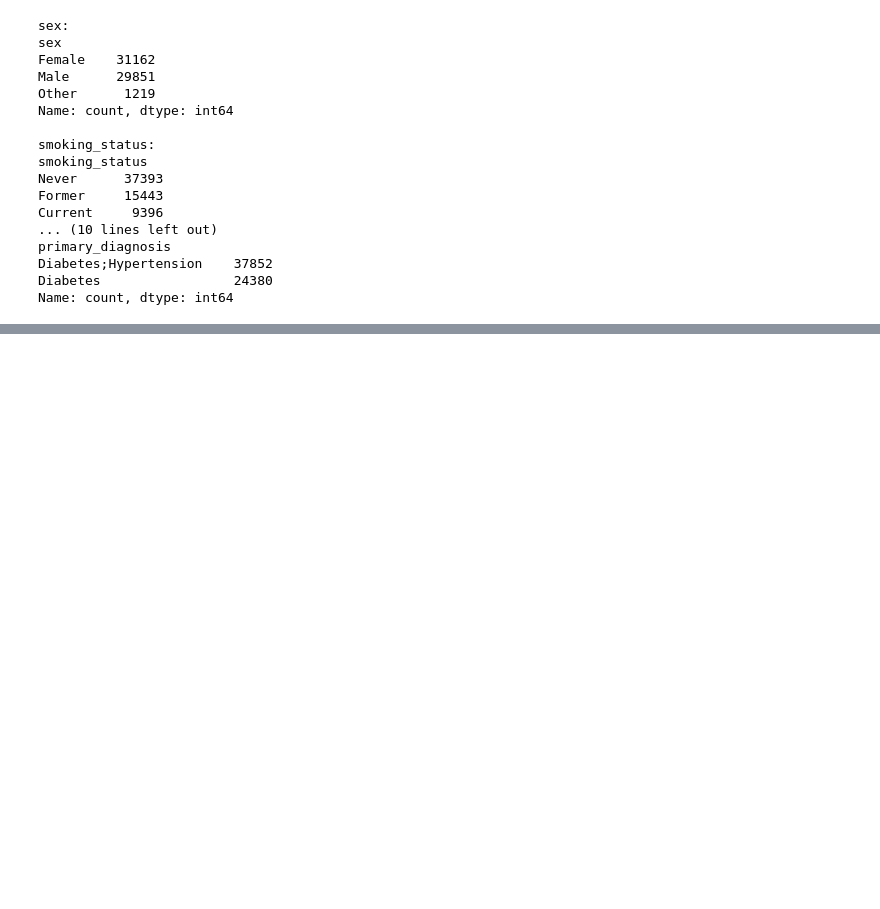
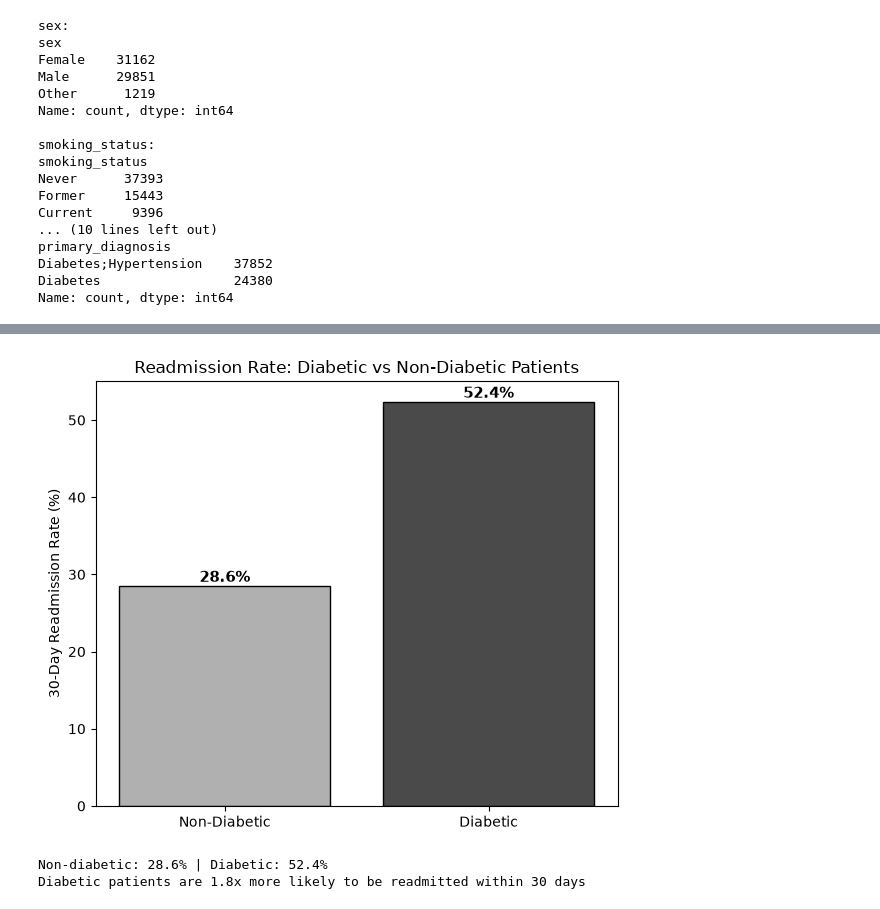
Before and after one commit to HamnaHaleem/medialert, a Jupyter notebook: notebooks/01_eda.ipynb, the cells around one changed output, grey strips where cells are left out. Saved outputs shown, nothing was run; the diff lists cells and outputs as text; code cells hidden in the pictures; blank space fills up the shorter version.

```diff
--- a/notebooks/01_eda.ipynb
+++ b/notebooks/01_eda.ipynb
@@ -101,3 +101,26 @@ diabetic_df.describe()
 | 50% | 50112.500000 | 54.000000 | 28.000000 | 126.000000 | 78.000000 | 200.000000 | 50.000000 | 130.000000 | 106.000000 | ... |
 | 75% | 74972.500000 | 66.000000 | 32.000000 | 139.000000 | 86.000000 | 227.000000 | 58.000000 | 159.000000 | 126.000000 | ... |
 | max | 100000.000000 | 100.000000 | 56.000000 | 200.000000 | 123.000000 | 386.000000 | 100.000000 | 300.000000 | 225.000000 | ... |
+# %%
+import matplotlib.pyplot as plt
+
+readmit_by_diabetes = df.groupby('diabetes')['readmission_30'].mean() * 100
+
+fig, ax = plt.subplots(figsize=(6, 5))
+labels = ['Non-Diabetic', 'Diabetic']
+values = [readmit_by_diabetes.get(0, 0), readmit_by_diabetes.get(1, 0)]
+bars = ax.bar(labels, values, color=['#B0B0B0', '#4A4A4A'], edgecolor='black', linewidth=1)
+for bar, val in zip(bars, values):
+    ax.text(bar.get_x() + bar.get_width()/2, val + 0.5, f'{val:.1f}%', ha='center', fontsize=11, weight='bold')
+ax.set_ylabel('30-Day Readmission Rate (%)')
+ax.set_title('Readmission Rate: Diabetic vs Non-Diabetic Patients')
+plt.tight_layout()
+plt.savefig('../results/figures/eda_readmission_by_diabetes.png', dpi=150)
+plt.show()
+
+print(f"Non-diabetic: {values[0]:.1f}% | Diabetic: {values[1]:.1f}%")
+print(f"Diabetic patients are {values[1]/values[0]:.1f}x more likely to be readmitted within 30 days")
+# %% [output]
+[figure, added]
+Non-diabetic: 28.6% | Diabetic: 52.4%
+Diabetic patients are 1.8x more likely to be readmitted within 30 days
```
Also changed, not shown: parts of 3 cells of this notebook, 3 other files.
